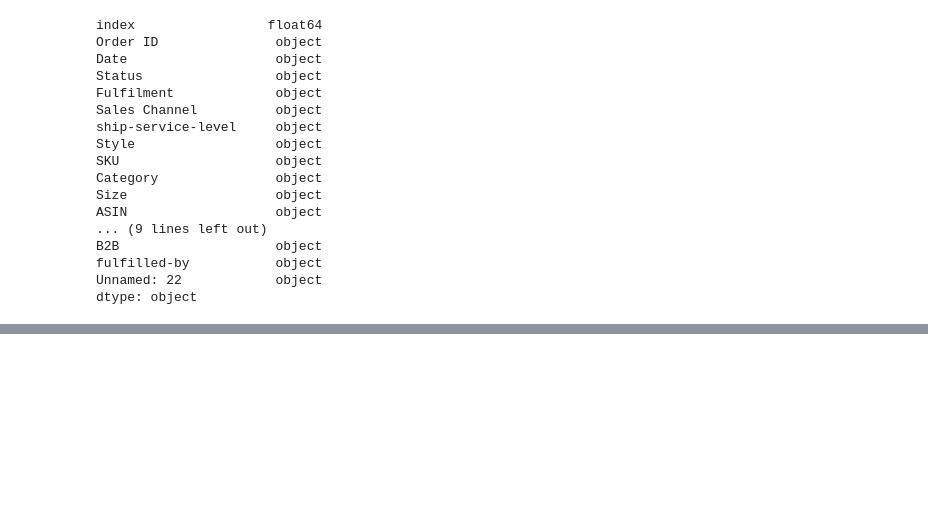
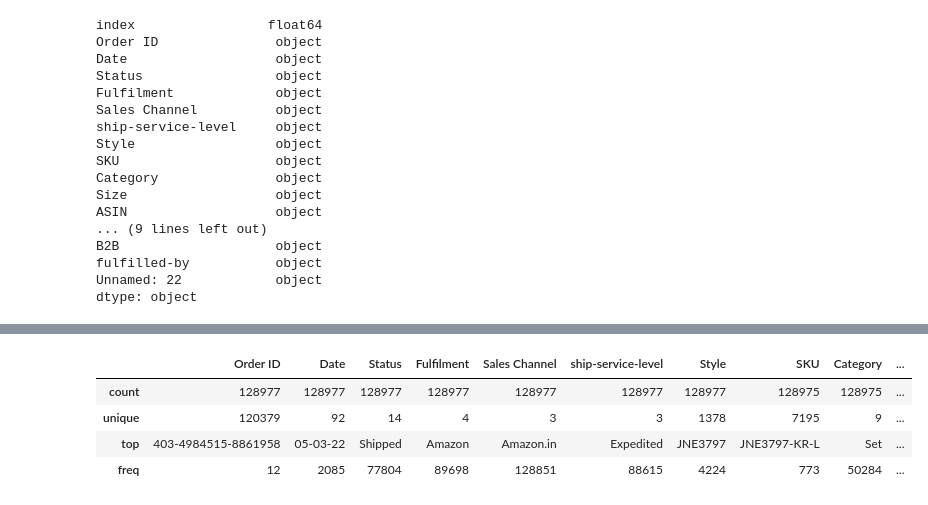
Before and after one commit to FairozMoheb/slash_task, a Jupyter notebook: task.ipynb, the cells around one changed output, grey strips where cells are left out. Saved outputs shown, nothing was run; the diff lists cells and outputs as text; code cells hidden in the pictures; blank space fills up the shorter version.

```diff
--- a/task.ipynb
+++ b/task.ipynb
@@ -45,0 +48,9 @@ dtype: object
+# %%
+#summary statistics for numerical variables
+report.describe(include=['object'])
+# %% [output]
+|  | Order ID | Date | Status | Fulfilment | Sales Channel | ship-service-level | Style | SKU | Category | ... |
+| count | 128977 | 128977 | 128977 | 128977 | 128977 | 128977 | 128977 | 128975 | 128975 | ... |
+| unique | 120379 | 92 | 14 | 4 | 3 | 3 | 1378 | 7195 | 9 | ... |
+| top | 403-4984515-8861958 | 05-03-22 | Shipped | Amazon | Amazon.in | Expedited | JNE3797 | JNE3797-KR-L | Set | ... |
+| freq | 12 | 2085 | 77804 | 89698 | 128851 | 88615 | 4224 | 773 | 50284 | ... |
```
Also changed, not shown: parts of 5 cells of this notebook.
